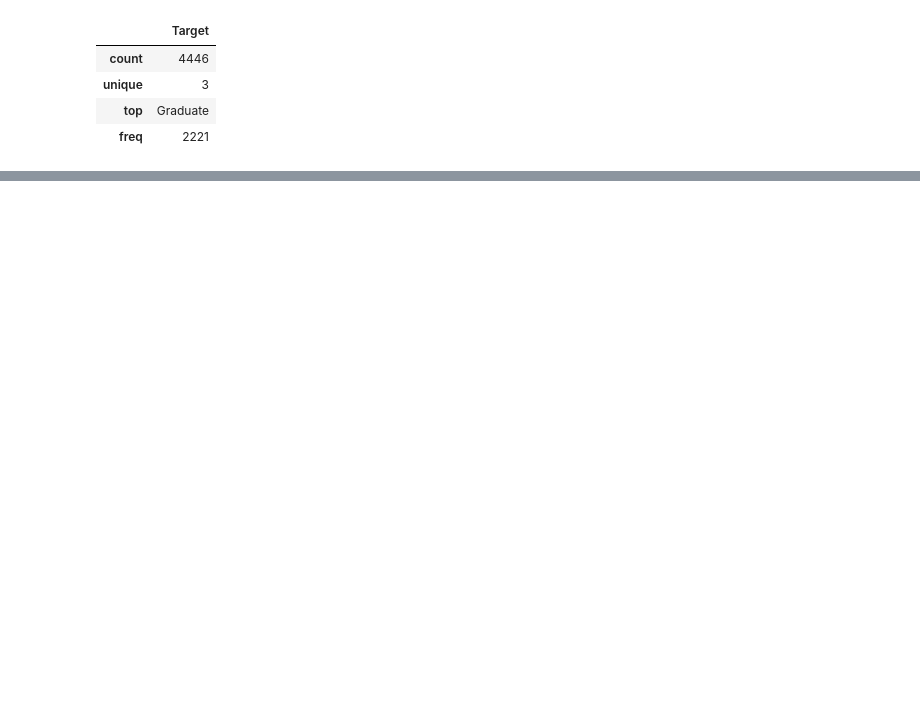
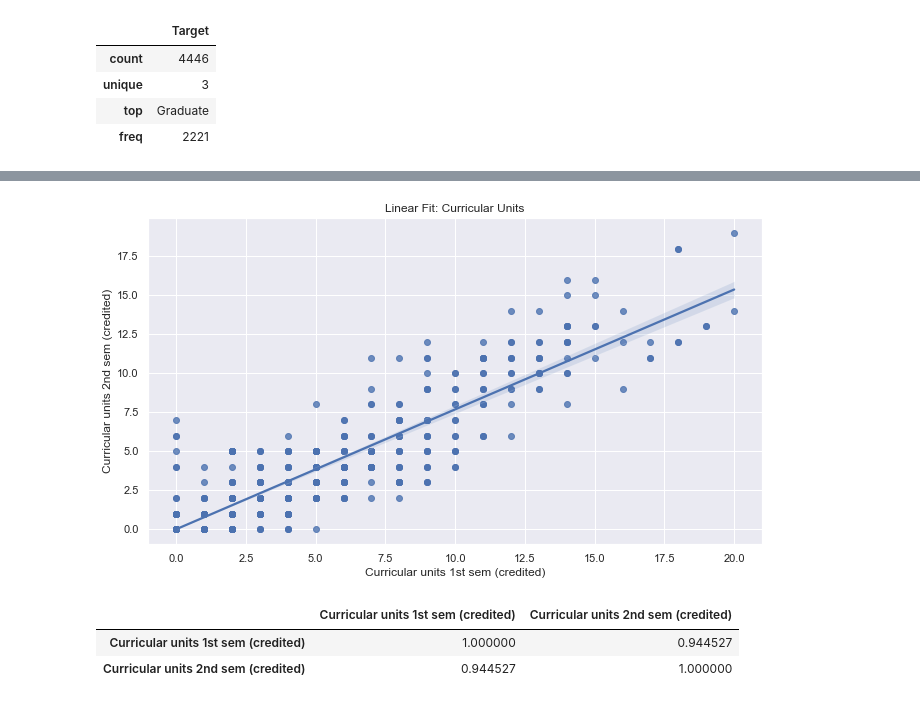
Before and after one commit to nasihbai/DataMining_Student_Assignment20-, a Jupyter notebook: Assignment.ipynb, the cells around one changed output, grey strips where cells are left out. Saved outputs shown, nothing was run; the diff lists cells and outputs as text; code cells hidden in the pictures; blank space fills up the shorter version.

```diff
--- a/Assignment.ipynb
+++ b/Assignment.ipynb
@@ -128,0 +296,13 @@ plt.show()
+# %%
+sns.regplot(x='Curricular units 1st sem (credited)', y='Curricular units 2nd sem (credited)', data=df2)
+plt.title("Linear Fit: Curricular Units")
+plt.show()
+# %% [output]
+[figure, added]
+# %%
+corr = df2[['Curricular units 1st sem (credited)', 'Curricular units 2nd sem (credited)']].corr()
+corr
+# %% [output]
+|  | Curricular units 1st sem (credited) | Curricular units 2nd sem (credited) |
+| Curricular units 1st sem (credited) | 1.000000 | 0.944527 |
+| Curricular units 2nd sem (credited) | 0.944527 | 1.000000 |
```
Also changed, not shown: parts of 23 cells of this notebook.
